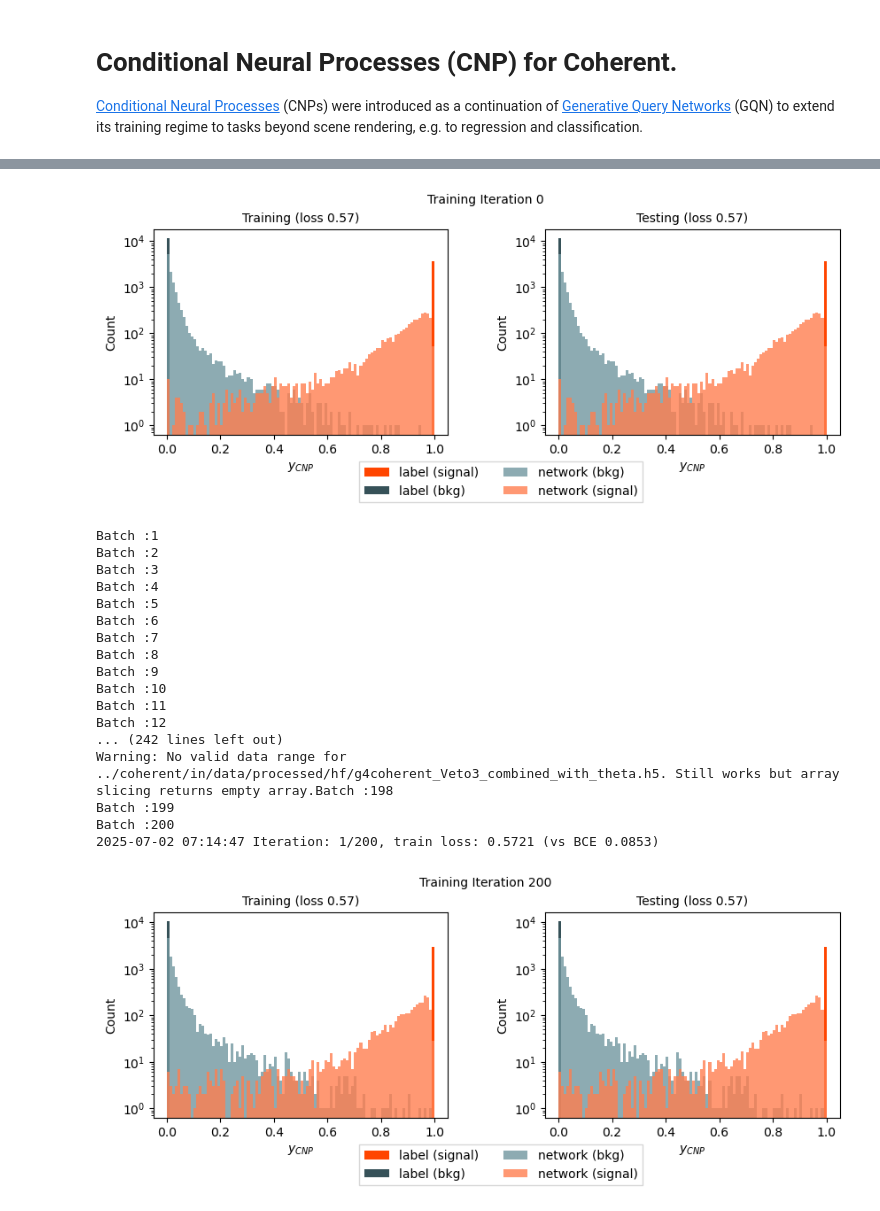
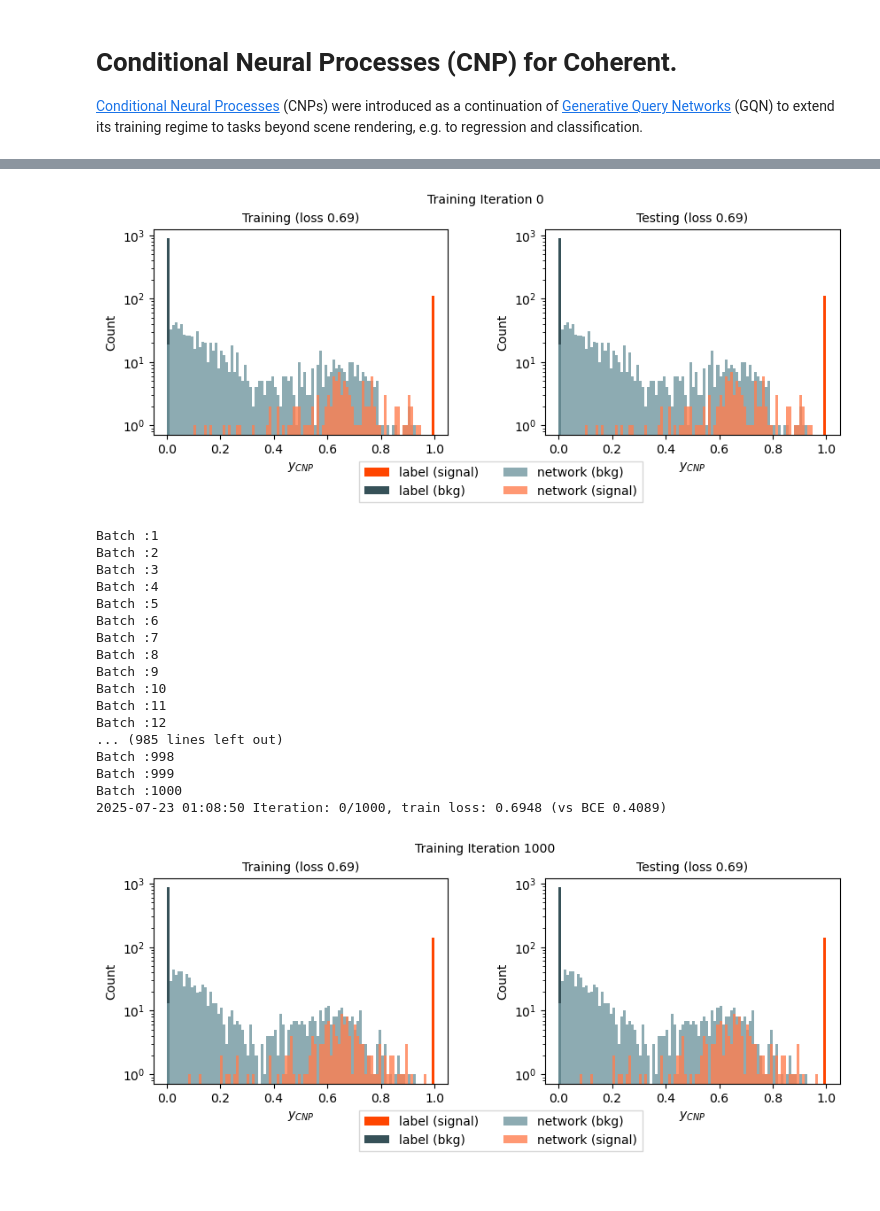
Before and after one commit to brianzliu/resum-coherent, a Jupyter notebook: examples/run_cnp/conditional_neural_process_predict_coherent.ipynb, the cells around one changed output, grey strips where cells are left out. Saved outputs shown, nothing was run; the diff lists cells and outputs as text; code cells hidden in the pictures.

Commit message:
near final model

```diff
--- a/examples/run_cnp/conditional_neural_process_predict_coherent.ipynb
+++ b/examples/run_cnp/conditional_neural_process_predict_coherent.ipynb
@@ -25,5 +30,5 @@ import yaml
 # %%
-with open("../coherent/settings.yaml", "r") as f:
+with open("../coherent/settings_newdata.yaml", "r") as f:
     config_file = yaml.safe_load(f)
 
 PLOT_AFTER = int(config_file["cnp_settings"]["plot_after"])
@@ -45,7 +50,7 @@ encoder_sizes = [d_in, 32, 64, 128, 128, 128, 64, 48, representation_size]
 decoder_sizes = [representation_size + d_x, 32, 64, 128, 128, 128, 64, 48, d_out]
 
 model = DeterministicModel(encoder_sizes,decoder_sizes)
-model.load_state_dict(torch.load(f'{path_out}/cnp_{version}_model.pth'))
+model.load_state_dict(torch.load(f'{path_out}/cnp_{version}_model_20epochs.pth'))
 model.eval()
 # %% [output]
 DeterministicModel(
@@ -72,7 +77,7 @@ bce = nn.BCELoss()
 test_idx=0
 it_batch = 0
 
-with open(f'{path_out}/cnp_{version}_output.csv', mode='w', newline='') as file:
+with open(f'{path_out}/cnp_{version}_output_20epochs_hf.csv', mode='w', newline='') as file:
     writer = csv.writer(file)
     headers = ['iteration','fidelity','n_samples'] + [*config_file["simulation_settings"]["theta_headers"]] + ['y_cnp', 'y_cnp_err', 'y_raw', 'log_prop','bce']
     writer.writerow(headers)
@@ -121,7 +126,7 @@ for p, path in enumerate(config_file["path_settings"]["path_to_files_predict"]):
         row = row.reshape(1, -1)
 
         # Write the row to the CSV file with 5 decimal places for each number
-        with open(f'{path_out}/cnp_{version}_output.csv', mode='a', newline='') as file:
+        with open(f'{path_out}/cnp_{version}_output_20epochs_hf.csv', mode='a', newline='') as file:
             np.savetxt(file, row, delimiter=",", fmt="%.5f")
 
         if it_batch % PLOT_AFTER == 0:
@@ -141,4 +146,4 @@ Batch :0
-[figure, old version]
+[figure, new version]
 Batch :1
 Batch :2
 Batch :3
@@ -151,9 +156,9 @@ Batch :9
 Batch :10
 Batch :11
 Batch :12
-... (242 lines left out)
-Warning: No valid data range for ../coherent/in/data/processed/hf/g4coherent_Veto3_combined_with_theta.h5. Still works but array slicing returns empty array.Batch :198
-Batch :199
-Batch :200
-2025-07-02 07:14:47 Iteration: 1/200, train loss: 0.5721 (vs BCE 0.0853)
+... (985 lines left out)
+Batch :998
+Batch :999
+Batch :1000
+2025-07-23 01:08:50 Iteration: 0/1000, train loss: 0.6948 (vs BCE 0.4089)
-[figure, old version]
+[figure, new version]
```
Also changed, not shown: parts of 10 cells of this notebook, 28 other files.
